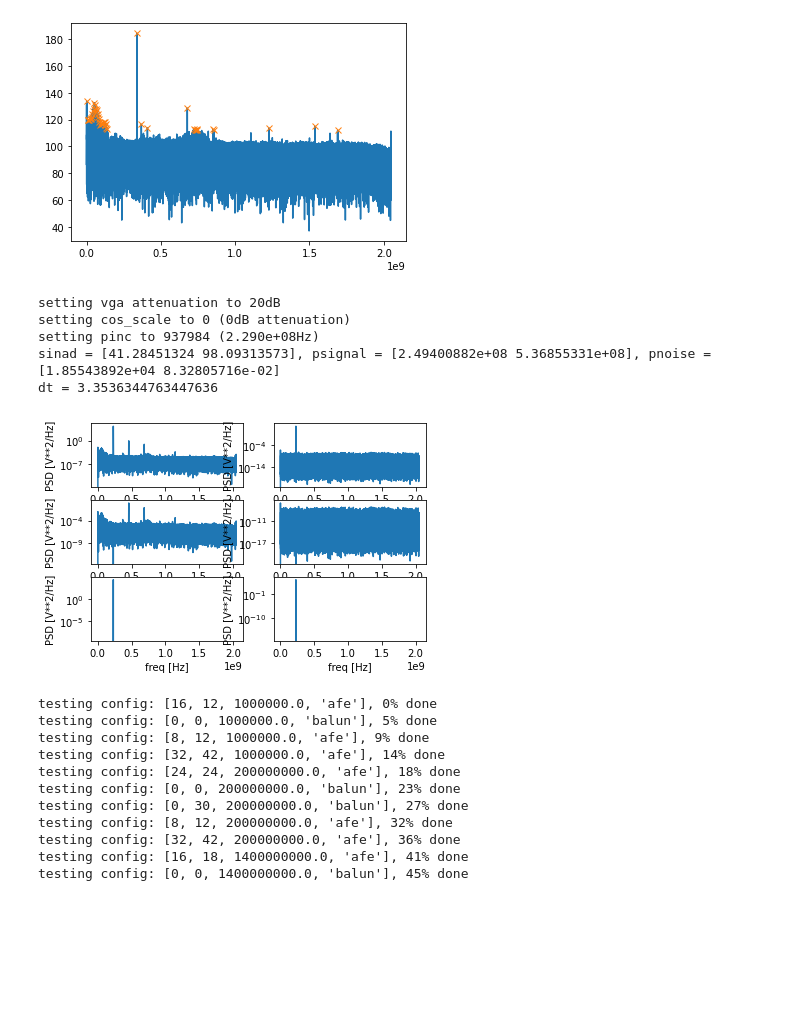
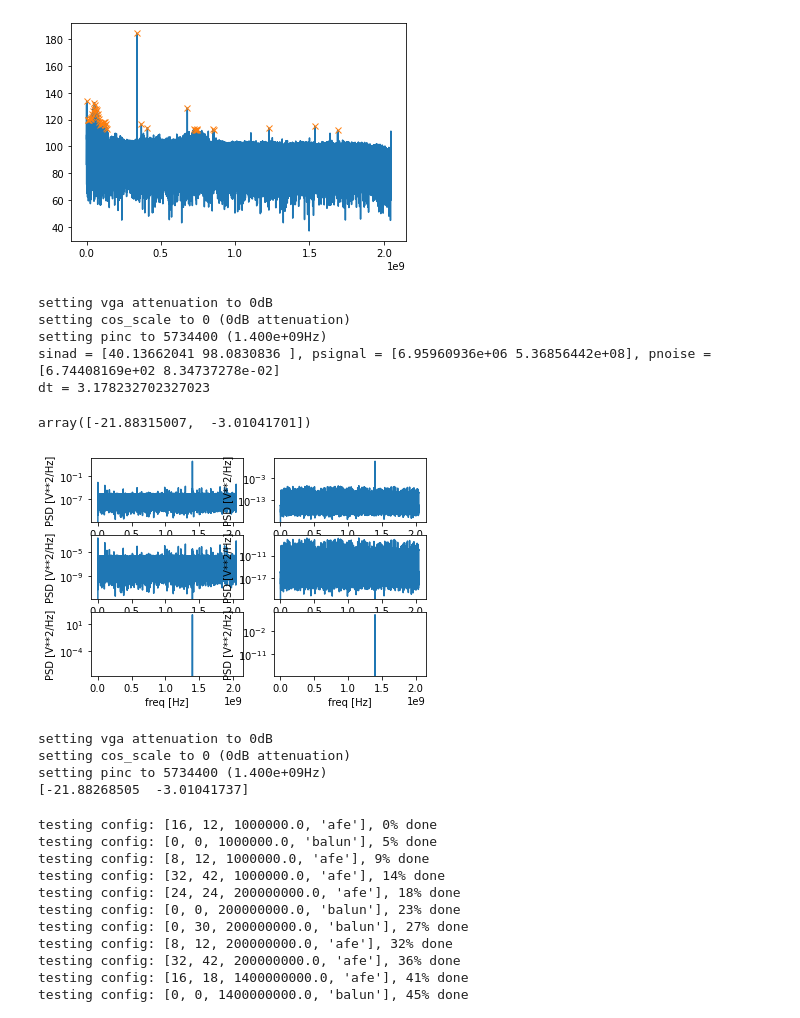
Before and after one commit to qnngroup/rfsoc_dds, a Jupyter notebook: pynq/dds_loopback_overlay.ipynb, the cells around one changed output. Drawn from its saved outputs; the diff is of its cells as text; code cells hidden in the pictures; blank space fills up the shorter version.

```diff
--- a/pynq/dds_loopback_overlay.ipynb
+++ b/pynq/dds_loopback_overlay.ipynb
@@ -6,7 +7,7 @@ import scipy.signal
 import time
 from dds_loopback import DDSOverlay
 # %%
-ol = DDSOverlay(bitfile_name='hw/top_dac_feedthrough_dual_frontend_w_spi_trig_select.bit',dbg=True,plot=False,n_buffers=1,download=False)
+ol = DDSOverlay(bitfile_name='hw/top_dac_feedthrough_dual_frontend_w_spi_trig_select.bit',dbg=True,plot=False,n_buffers=1,download=True)
 # %% [output]
 loading bitfile hw/top_dac_feedthrough_dual_frontend_w_spi_trig_select.bit
 # %%
@@ -14,10 +15,10 @@ ol.shutdown_dac()
 # %% [output]
 setting cos_scale to 15 (90dB attenuation)
 # %%
-ol.set_dac_atten_dB(12)
+ol.set_dac_atten_dB(0)
 ol.set_vga_atten_dB(18)
 ol.set_sample_buffer_trigger_source('manual')
-ol.set_freq_hz(1100e6)
+ol.set_freq_hz(10e6)
 #ol.set_sample_buffer_trigger_source('dds_auto')
 #ol.set_freq_hz(800e6)
 #ol.dma(0)
@@ -58,31 +59,52 @@ dt = 1.394552778861122
 [figure]
 # %%
 # snr test
-ol.set_adc_source('afe')
+ol.set_adc_source('balun')
 ol.set_sample_buffer_trigger_source('manual')
 t1 = ol.timer.read_count()
-ol.set_vga_atten_dB(20)
+ol.set_vga_atten_dB(0)
 ol.set_dac_atten_dB(0)
-freq = 229e6
+freq = 1400e6
 ol.set_freq_hz(freq)
 time.sleep(0.01)
 ol.manual_trigger()
 time.sleep(0.01)
 ol.dma(0)
 ol.plot = True
 ol.dbg = True
 sinad, psignal, pnoise = ol.sinad_dBc(0)
 print(f'sinad = {sinad}, psignal = {psignal}, pnoise = {pnoise}')
 t2 = ol.timer.read_count()
 dt = ol.timer.time_it(t1, t2)
 print(f'dt = {dt}')
+10*np.log10(psignal/(2**15)**2)
 # %% [output]
-setting vga attenuation to 20dB
+setting vga attenuation to 0dB
 setting cos_scale to 0 (0dB attenuation)
-setting pinc to 937984 (2.290e+08Hz)
-sinad = [41.28451324 98.09313573], psignal = [2.49400882e+08 5.36855331e+08], pnoise = [1.85543892e+04 8.32805716e-02]
-dt = 3.3536344763447636
+setting pinc to 5734400 (1.400e+09Hz)
+sinad = [40.13662041 98.0830836 ], psignal = [6.95960936e+06 5.36856442e+08], pnoise = [6.74408169e+02 8.34737278e-02]
+dt = 3.178232702327023
+array([-21.88315007,  -3.01041701])
-[figure, old version]
+[figure, new version]
+# %%
+ol.set_adc_source('balun')
+ol.set_sample_buffer_trigger_source('manual')
+t1 = ol.timer.read_count()
+ol.set_vga_atten_dB(0)
+ol.set_dac_atten_dB(0)
+freq = 1400e6
+ol.set_freq_hz(freq)
+time.sleep(0.01)
+ol.manual_trigger()
+time.sleep(0.01)
+ol.dma(0)
+# dBFS of tone
+print(20*np.log10(np.std(np.array(ol.dma_buffers[0])/2**15,axis=0)))
+# %% [output]
+setting vga attenuation to 0dB
+setting cos_scale to 0 (0dB attenuation)
+setting pinc to 5734400 (1.400e+09Hz)
+[-21.88268505  -3.01041737]
 # %%
 # short sweep to get a few interesting waveforms
 ol.plot = False
```
Also changed, not shown: parts of 4 cells of this notebook, 1 other file.
